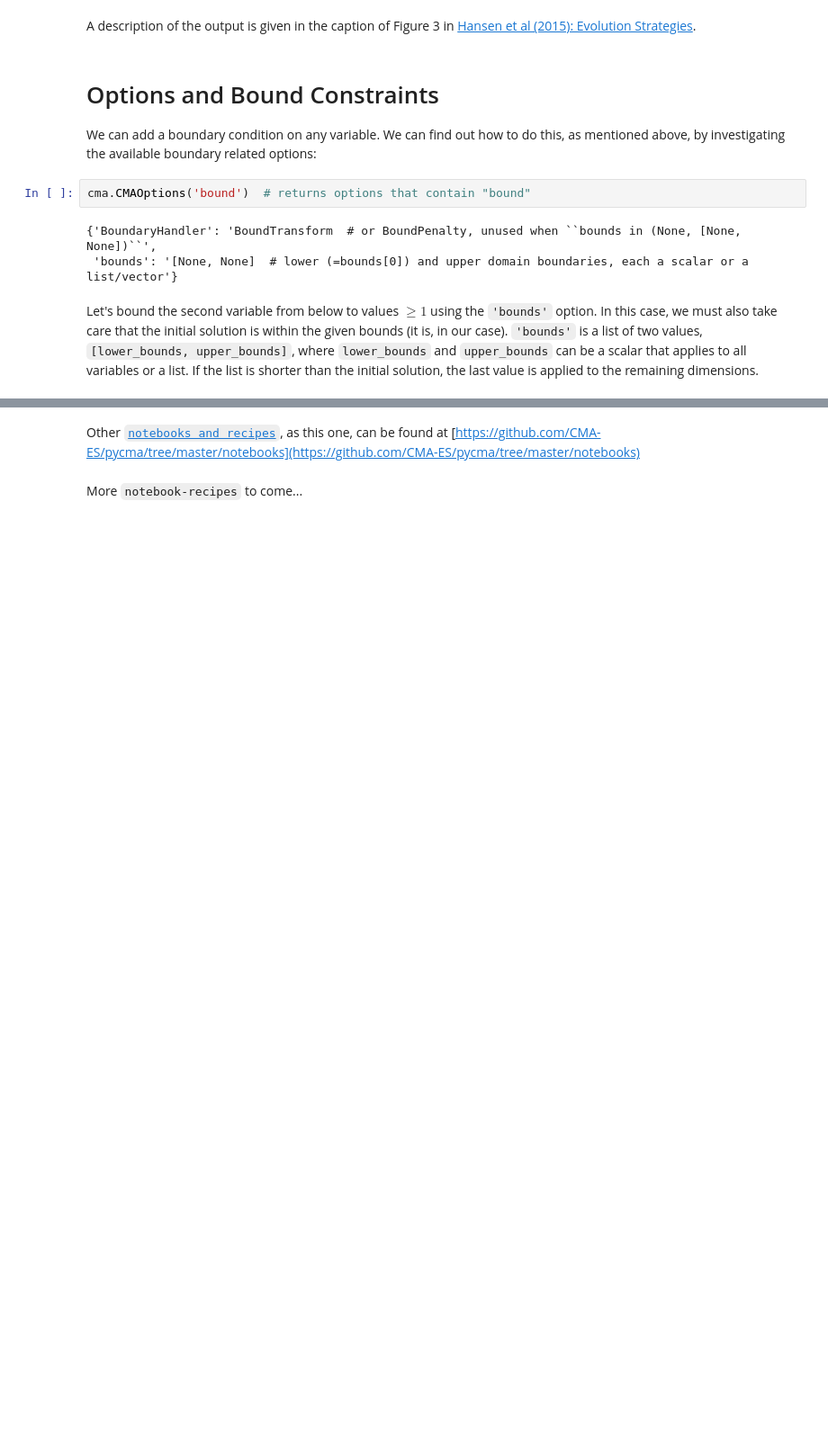
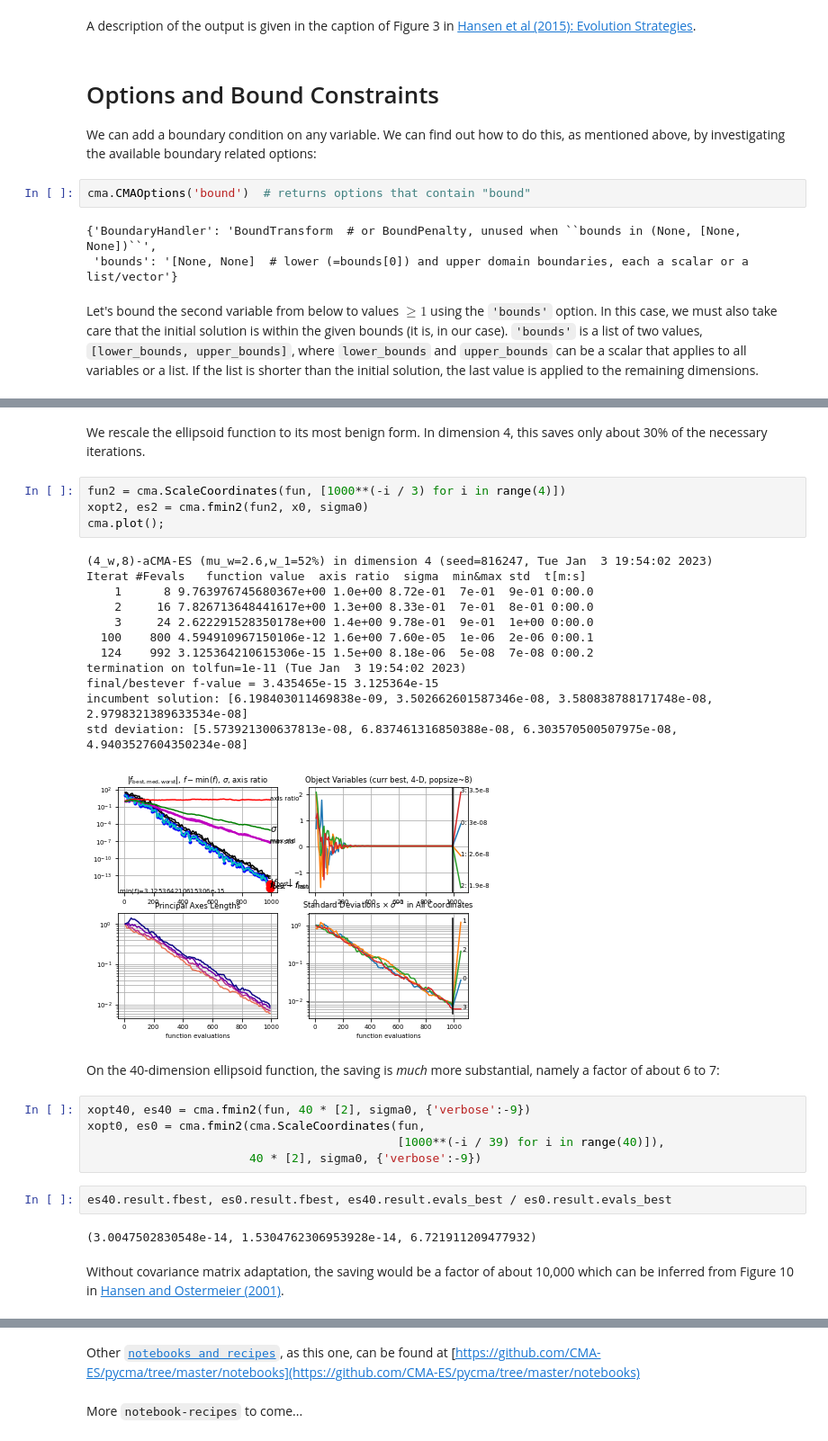
Before and after one commit to CMA-ES/pycma, a Jupyter notebook: notebooks/notebook-usecases-basics.ipynb, the cells around one changed output, grey strips where cells are left out. Shown: that part at 90% size. Drawn from its saved outputs; the diff is of its cells as text; blank space fills up the shorter version.

```diff
--- a/notebooks/notebook-usecases-basics.ipynb
+++ b/notebooks/notebook-usecases-basics.ipynb
@@ -97,0 +107,32 @@ es.plot(xsemilog=True, x_opt=[0, 1] + (len(x0) - 2) * [0]);
+# %% [markdown]
+We rescale the ellipsoid function to its most benign form. In dimension 4, this saves only about 30% of the necessary iterations.
+# %%
+fun2 = cma.ScaleCoordinates(fun, [1000**(-i / 3) for i in range(4)])
+xopt2, es2 = cma.fmin2(fun2, x0, sigma0)
+cma.plot();
+# %% [output]
+(4_w,8)-aCMA-ES (mu_w=2.6,w_1=52%) in dimension 4 (seed=816247, Tue Jan  3 19:54:02 2023)
+Iterat #Fevals   function value  axis ratio  sigma  min&max std  t[m:s]
+    1      8 9.763976745680367e+00 1.0e+00 8.72e-01  7e-01  9e-01 0:00.0
+    2     16 7.826713648441617e+00 1.3e+00 8.33e-01  7e-01  8e-01 0:00.0
+    3     24 2.622291528350178e+00 1.4e+00 9.78e-01  9e-01  1e+00 0:00.0
+  100    800 4.594910967150106e-12 1.6e+00 7.60e-05  1e-06  2e-06 0:00.1
+  124    992 3.125364210615306e-15 1.5e+00 8.18e-06  5e-08  7e-08 0:00.2
+termination on tolfun=1e-11 (Tue Jan  3 19:54:02 2023)
+final/bestever f-value = 3.435465e-15 3.125364e-15
+incumbent solution: [6.198403011469838e-09, 3.502662601587346e-08, 3.580838788171748e-08, 2.9798321389633534e-08]
+std deviation: [5.573921300637813e-08, 6.837461316850388e-08, 6.303570500507975e-08, 4.9403527604350234e-08]
+[figure, added]
+# %% [markdown]
+On the 40-dimension ellipsoid function, the saving is _much_ more substantial, namely a factor of about 6 to 7:
+# %%
+xopt40, es40 = cma.fmin2(fun, 40 * [2], sigma0, {'verbose':-9})
+xopt0, es0 = cma.fmin2(cma.ScaleCoordinates(fun,
+                                            [1000**(-i / 39) for i in range(40)]),
+                       40 * [2], sigma0, {'verbose':-9})
+# %%
+es40.result.fbest, es0.result.fbest, es40.result.evals_best / es0.result.evals_best
+# %% [output]
+(3.0047502830548e-14, 1.5304762306953928e-14, 6.721911209477932)
+# %% [markdown]
+Without covariance matrix adaptation, the saving would be a factor of about 10,000 which can be inferred from Figure 10 in [Hansen and Ostermeier (2001)](http://www.cmap.polytechnique.fr/~nikolaus.hansen/publications.html#hansenaost2001).
```
Also changed, not shown: parts of 22 cells of this notebook.
